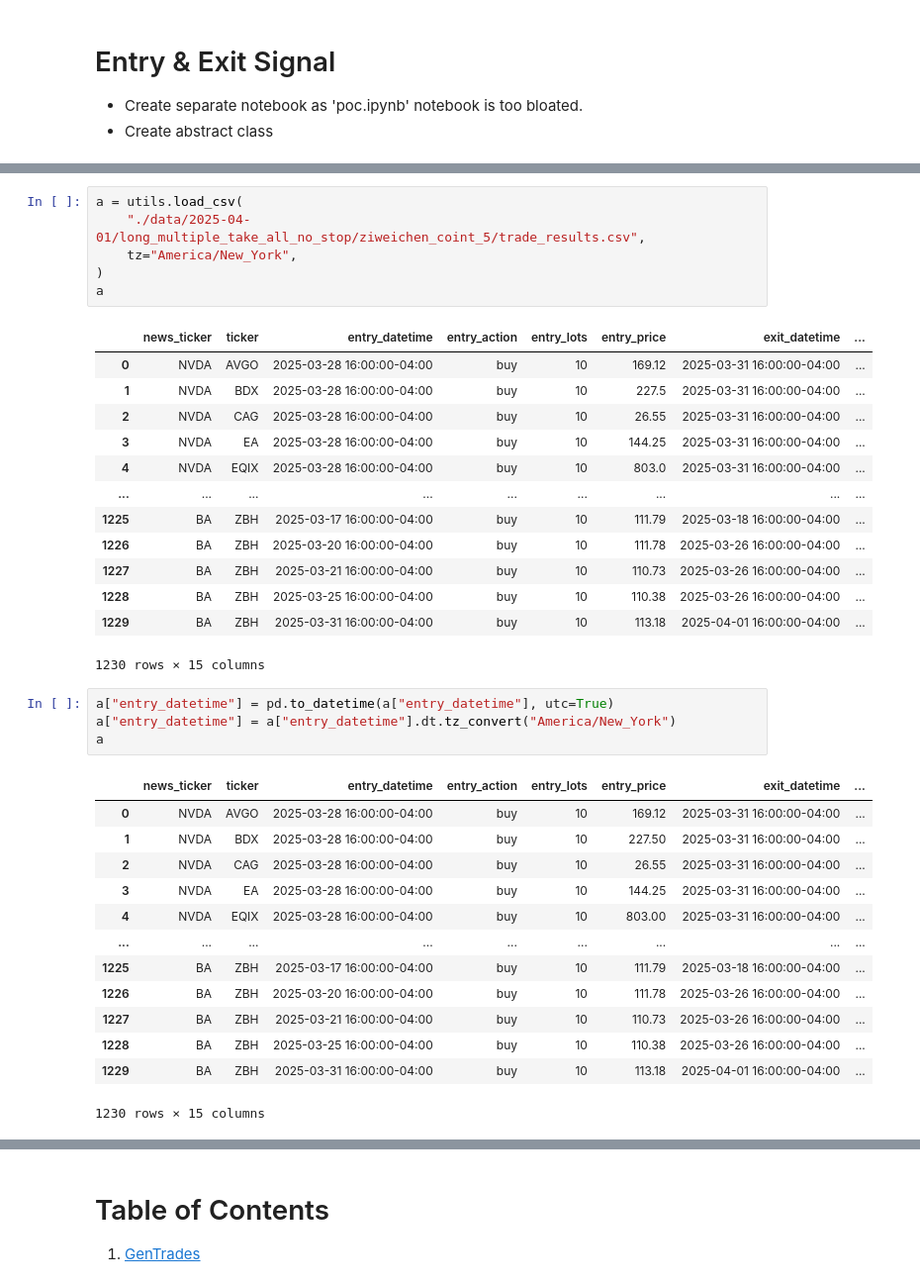
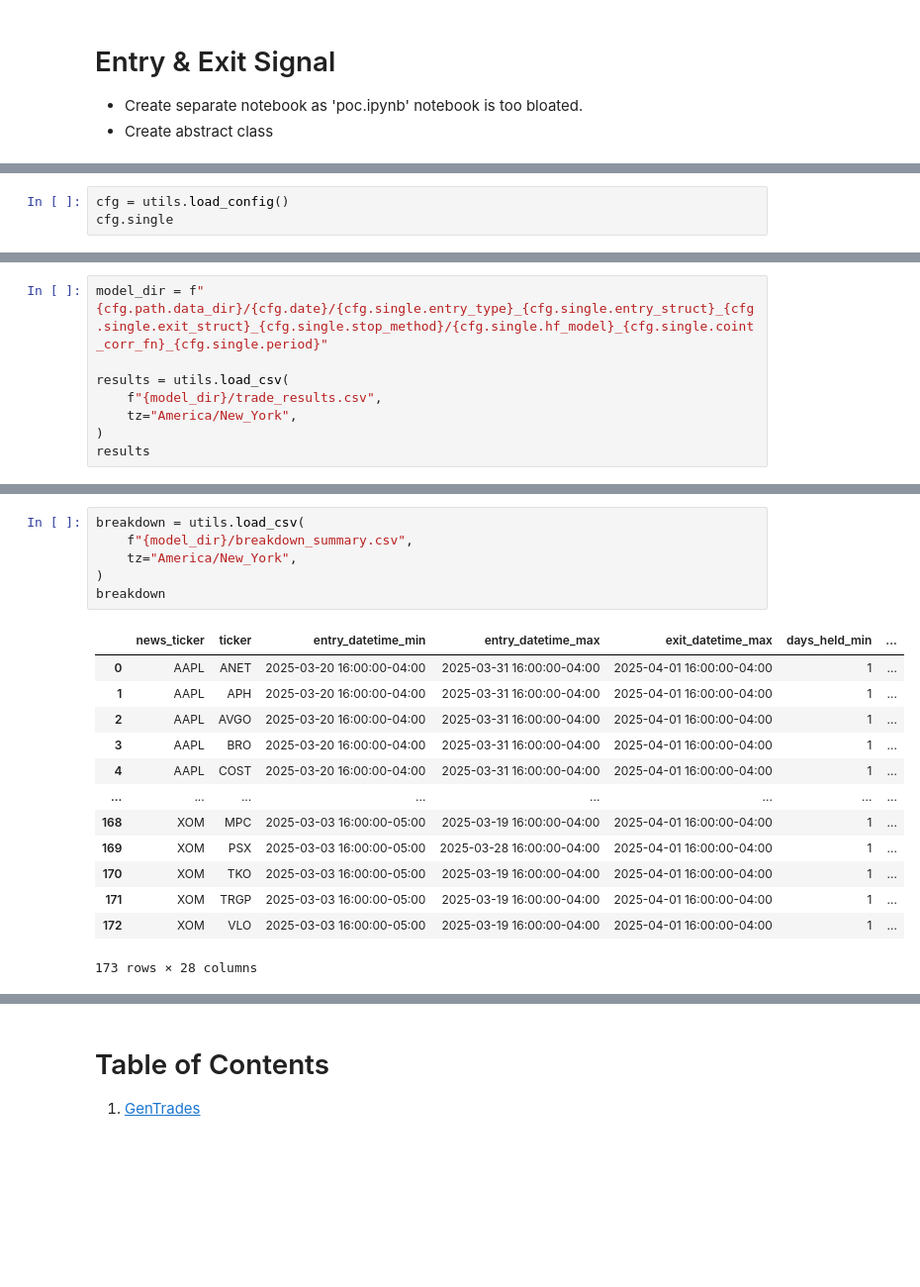
Before and after one commit to CKAbundant/sentiment, a Jupyter notebook: signal.ipynb, the cells around one changed output, grey strips where cells are left out. Shown at 99% size. Drawn from its saved outputs; the diff is of its cells as text; blank space fills up the shorter version.

```diff
--- a/signal.ipynb
+++ b/signal.ipynb
@@ -29,0 +34,3 @@ from src.strategy.base.stock_trade import StockTrade
+# %%
+cfg = utils.load_config()
+cfg.single
@@ -29,0 +39,8 @@ from src.strategy.base.stock_trade import StockTrade
+# %%
+model_dir = f"{cfg.path.data_dir}/{cfg.date}/{cfg.single.entry_type}_{cfg.single.entry_struct}_{cfg.single.exit_struct}_{cfg.single.stop_method}/{cfg.single.hf_model}_{cfg.single.coint_corr_fn}_{cfg.single.period}"
+
+results = utils.load_csv(
+    f"{model_dir}/trade_results.csv",
+    tz="America/New_York",
+)
+results
@@ -30,38 +61,20 @@ from src.strategy.base.stock_trade import StockTrade
 # %%
-a = utils.load_csv(
-    "./data/2025-04-01/long_multiple_take_all_no_stop/ziweichen_coint_5/trade_results.csv",
+breakdown = utils.load_csv(
+    f"{model_dir}/breakdown_summary.csv",
     tz="America/New_York",
 )
-a
+breakdown
 # %% [output]
-|  | news_ticker | ticker | entry_datetime | entry_action | entry_lots | entry_price | exit_datetime | ... |
-| 0 | NVDA | AVGO | 2025-03-28 16:00:00-04:00 | buy | 10 | 169.12 | 2025-03-31 16:00:00-04:00 | ... |
-| 1 | NVDA | BDX | 2025-03-28 16:00:00-04:00 | buy | 10 | 227.5 | 2025-03-31 16:00:00-04:00 | ... |
-| 2 | NVDA | CAG | 2025-03-28 16:00:00-04:00 | buy | 10 | 26.55 | 2025-03-31 16:00:00-04:00 | ... |
-| 3 | NVDA | EA | 2025-03-28 16:00:00-04:00 | buy | 10 | 144.25 | 2025-03-31 16:00:00-04:00 | ... |
-| 4 | NVDA | EQIX | 2025-03-28 16:00:00-04:00 | buy | 10 | 803.0 | 2025-03-31 16:00:00-04:00 | ... |
-| ... | ... | ... | ... | ... | ... | ... | ... | ... |
-| 1225 | BA | ZBH | 2025-03-17 16:00:00-04:00 | buy | 10 | 111.79 | 2025-03-18 16:00:00-04:00 | ... |
-| 1226 | BA | ZBH | 2025-03-20 16:00:00-04:00 | buy | 10 | 111.78 | 2025-03-26 16:00:00-04:00 | ... |
-| 1227 | BA | ZBH | 2025-03-21 16:00:00-04:00 | buy | 10 | 110.73 | 2025-03-26 16:00:00-04:00 | ... |
-| 1228 | BA | ZBH | 2025-03-25 16:00:00-04:00 | buy | 10 | 110.38 | 2025-03-26 16:00:00-04:00 | ... |
-| 1229 | BA | ZBH | 2025-03-31 16:00:00-04:00 | buy | 10 | 113.18 | 2025-04-01 16:00:00-04:00 | ... |
+|  | news_ticker | ticker | entry_datetime_min | entry_datetime_max | exit_datetime_max | days_held_min | ... |
+| 0 | AAPL | ANET | 2025-03-20 16:00:00-04:00 | 2025-03-31 16:00:00-04:00 | 2025-04-01 16:00:00-04:00 | 1 | ... |
+| 1 | AAPL | APH | 2025-03-20 16:00:00-04:00 | 2025-03-31 16:00:00-04:00 | 2025-04-01 16:00:00-04:00 | 1 | ... |
+| 2 | AAPL | AVGO | 2025-03-20 16:00:00-04:00 | 2025-03-31 16:00:00-04:00 | 2025-04-01 16:00:00-04:00 | 1 | ... |
+| 3 | AAPL | BRO | 2025-03-20 16:00:00-04:00 | 2025-03-31 16:00:00-04:00 | 2025-04-01 16:00:00-04:00 | 1 | ... |
+| 4 | AAPL | COST | 2025-03-20 16:00:00-04:00 | 2025-03-31 16:00:00-04:00 | 2025-04-01 16:00:00-04:00 | 1 | ... |
+| ... | ... | ... | ... | ... | ... | ... | ... |
+| 168 | XOM | MPC | 2025-03-03 16:00:00-05:00 | 2025-03-19 16:00:00-04:00 | 2025-04-01 16:00:00-04:00 | 1 | ... |
+| 169 | XOM | PSX | 2025-03-03 16:00:00-05:00 | 2025-03-28 16:00:00-04:00 | 2025-04-01 16:00:00-04:00 | 1 | ... |
+| 170 | XOM | TKO | 2025-03-03 16:00:00-05:00 | 2025-03-19 16:00:00-04:00 | 2025-04-01 16:00:00-04:00 | 1 | ... |
+| 171 | XOM | TRGP | 2025-03-03 16:00:00-05:00 | 2025-03-19 16:00:00-04:00 | 2025-04-01 16:00:00-04:00 | 1 | ... |
+| 172 | XOM | VLO | 2025-03-03 16:00:00-05:00 | 2025-03-19 16:00:00-04:00 | 2025-04-01 16:00:00-04:00 | 1 | ... |
-1230 rows × 15 columns
+173 rows × 28 columns
-# %%
-a["entry_datetime"] = pd.to_datetime(a["entry_datetime"], utc=True)
-a["entry_datetime"] = a["entry_datetime"].dt.tz_convert("America/New_York")
-a
-# %% [output]
-|  | news_ticker | ticker | entry_datetime | entry_action | entry_lots | entry_price | exit_datetime | ... |
-| 0 | NVDA | AVGO | 2025-03-28 16:00:00-04:00 | buy | 10 | 169.12 | 2025-03-31 16:00:00-04:00 | ... |
-| 1 | NVDA | BDX | 2025-03-28 16:00:00-04:00 | buy | 10 | 227.50 | 2025-03-31 16:00:00-04:00 | ... |
-| 2 | NVDA | CAG | 2025-03-28 16:00:00-04:00 | buy | 10 | 26.55 | 2025-03-31 16:00:00-04:00 | ... |
-| 3 | NVDA | EA | 2025-03-28 16:00:00-04:00 | buy | 10 | 144.25 | 2025-03-31 16:00:00-04:00 | ... |
-| 4 | NVDA | EQIX | 2025-03-28 16:00:00-04:00 | buy | 10 | 803.00 | 2025-03-31 16:00:00-04:00 | ... |
-| ... | ... | ... | ... | ... | ... | ... | ... | ... |
-| 1225 | BA | ZBH | 2025-03-17 16:00:00-04:00 | buy | 10 | 111.79 | 2025-03-18 16:00:00-04:00 | ... |
-| 1226 | BA | ZBH | 2025-03-20 16:00:00-04:00 | buy | 10 | 111.78 | 2025-03-26 16:00:00-04:00 | ... |
-| 1227 | BA | ZBH | 2025-03-21 16:00:00-04:00 | buy | 10 | 110.73 | 2025-03-26 16:00:00-04:00 | ... |
-| 1228 | BA | ZBH | 2025-03-25 16:00:00-04:00 | buy | 10 | 110.38 | 2025-03-26 16:00:00-04:00 | ... |
-| 1229 | BA | ZBH | 2025-03-31 16:00:00-04:00 | buy | 10 | 113.18 | 2025-04-01 16:00:00-04:00 | ... |
-1230 rows × 15 columns
```
Also changed, not shown: parts of 12 cells of this notebook, 5 other files.
